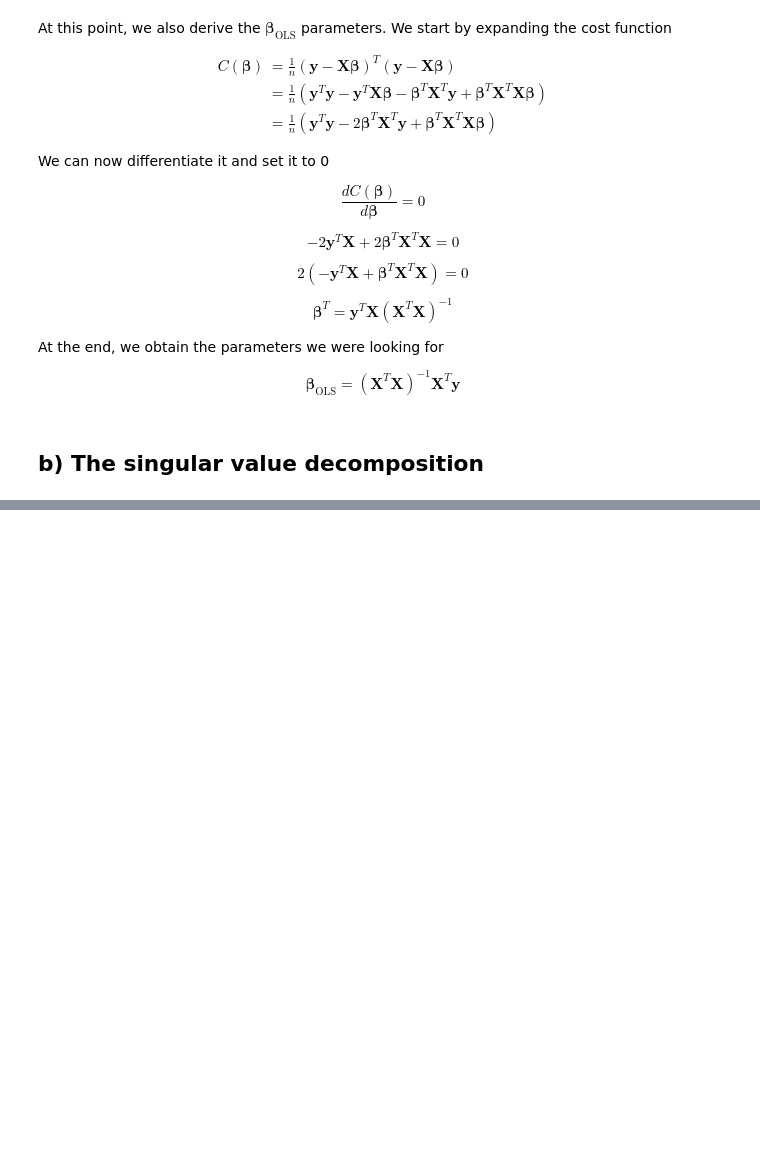
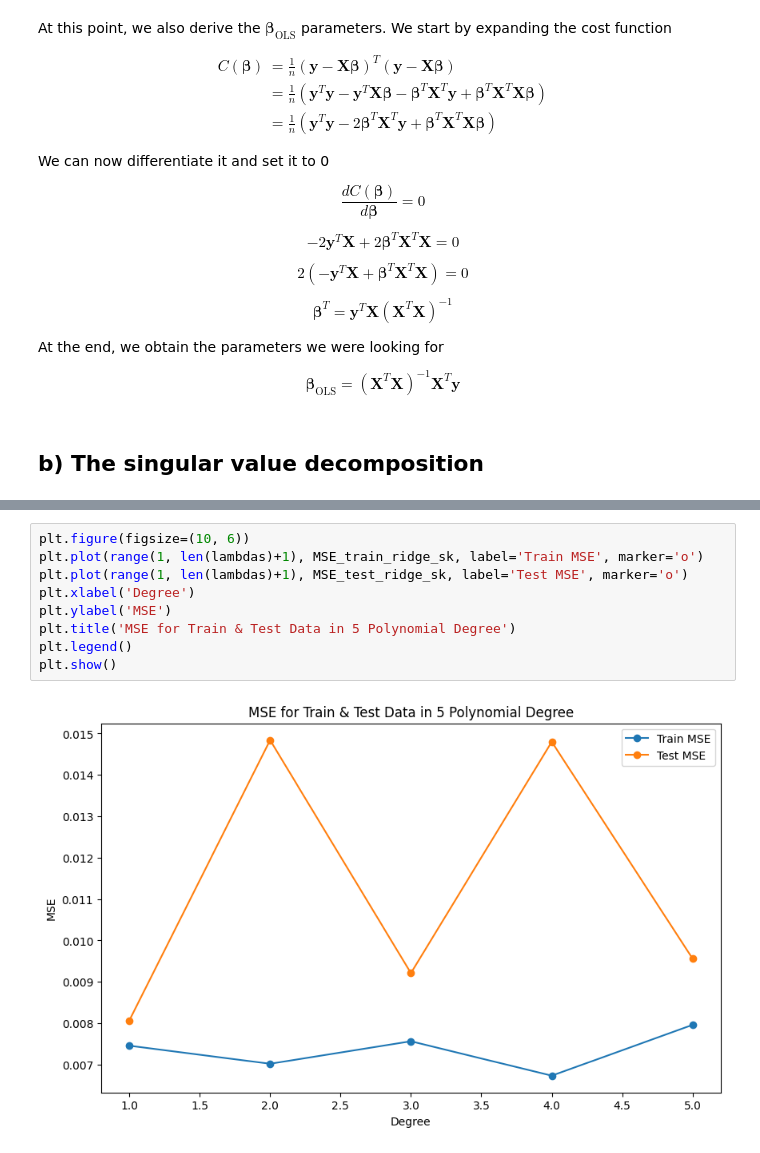
Before and after one commit to Elisaottoboni/Machine-Learning-University-of-Oslo, a Jupyter notebook: week_36/exercises_week_36.ipynb, the cells around one changed output, grey strips where cells are left out. Drawn from its saved outputs; the diff is of its cells as text; blank space fills up the shorter version.

```diff
--- a/week_36/exercises_week_36.ipynb
+++ b/week_36/exercises_week_36.ipynb
@@ -106,0 +405,11 @@ $$
+# %%
+plt.figure(figsize=(10, 6))
+plt.plot(range(1, len(lambdas)+1), MSE_train_ridge_sk, label='Train MSE', marker='o')
+plt.plot(range(1, len(lambdas)+1), MSE_test_ridge_sk, label='Test MSE', marker='o')
+plt.xlabel('Degree')
+plt.ylabel('MSE')
+plt.title('MSE for Train & Test Data in 5 Polynomial Degree')
+plt.legend()
+plt.show()
+# %% [output]
+[figure, added]
```
Also changed, not shown: parts of 12 cells of this notebook.
